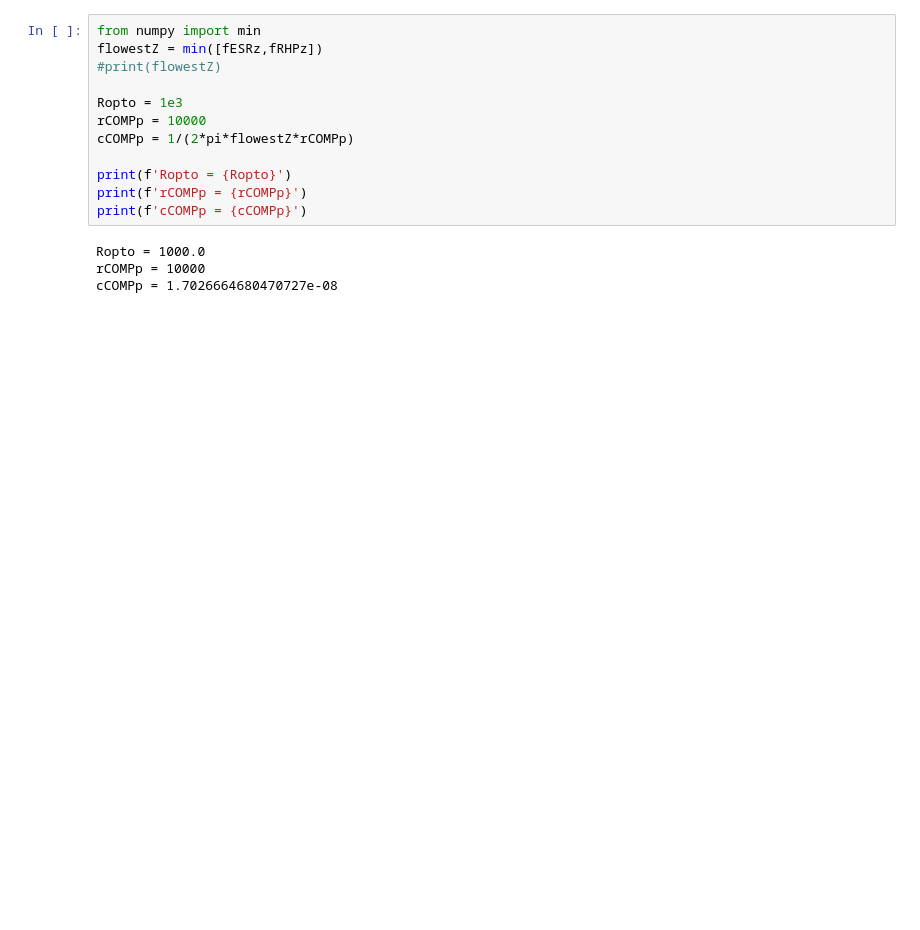
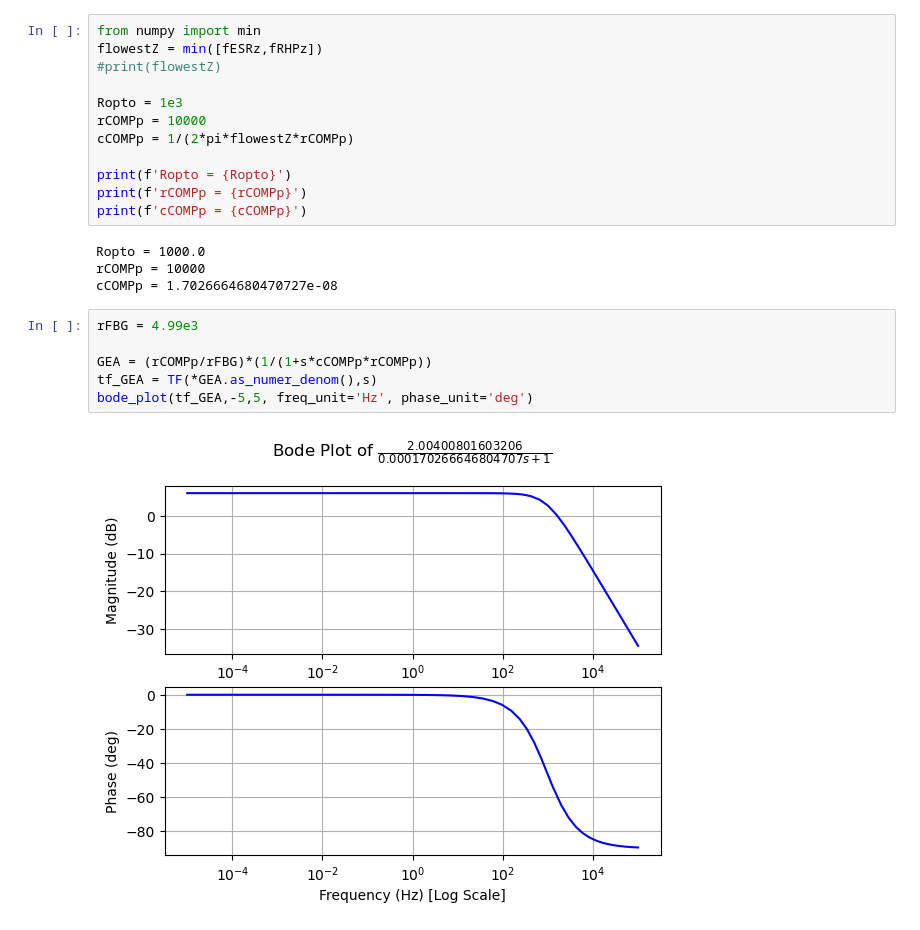
Before and after one commit to odevincenti/E4-TPF-G2, a Jupyter notebook: Scripts/Closed_Loop.ipynb, the cells around one changed output. Cells and saved outputs as stored; diff of their text form; blank space fills up the shorter version.

```diff
--- a/Scripts/Closed_Loop.ipynb
+++ b/Scripts/Closed_Loop.ipynb
@@ -209,3 +211,11 @@ print(f'cCOMPp = {cCOMPp}')
 Ropto = 1000.0
 rCOMPp = 10000
 cCOMPp = 1.7026664680470727e-08
+# %%
+rFBG = 4.99e3
+
+GEA = (rCOMPp/rFBG)*(1/(1+s*cCOMPp*rCOMPp))
+tf_GEA = TF(*GEA.as_numer_denom(),s)
+bode_plot(tf_GEA,-5,5, freq_unit='Hz', phase_unit='deg')
+# %% [output]
+[figure, added]
```
Also changed, not shown: parts of 5 cells of this notebook, 2 other files.
